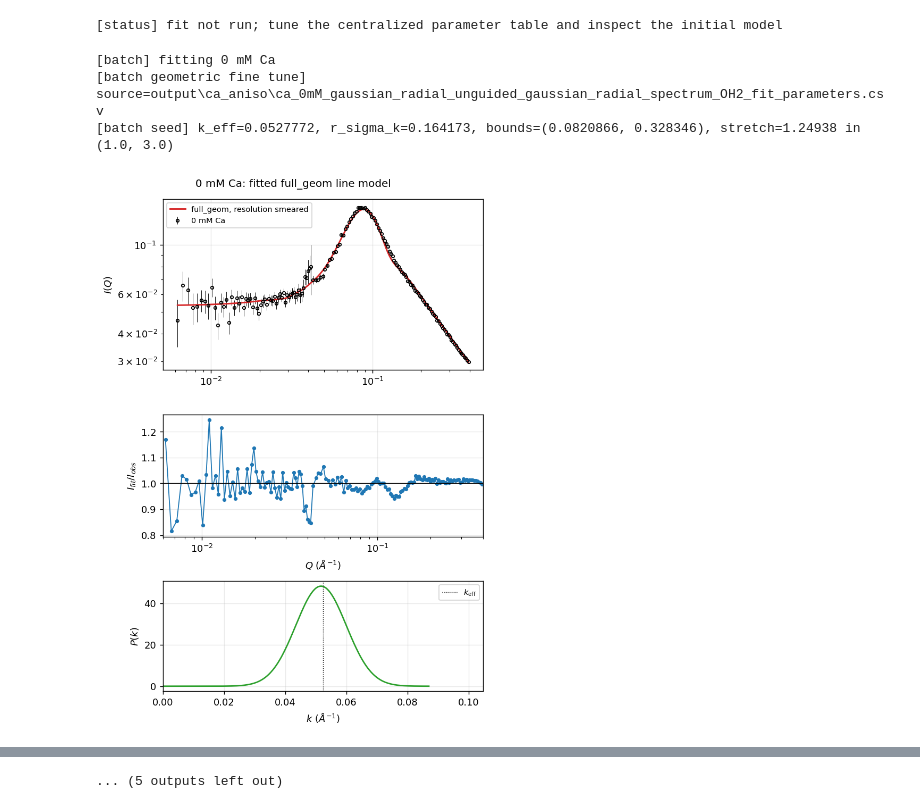
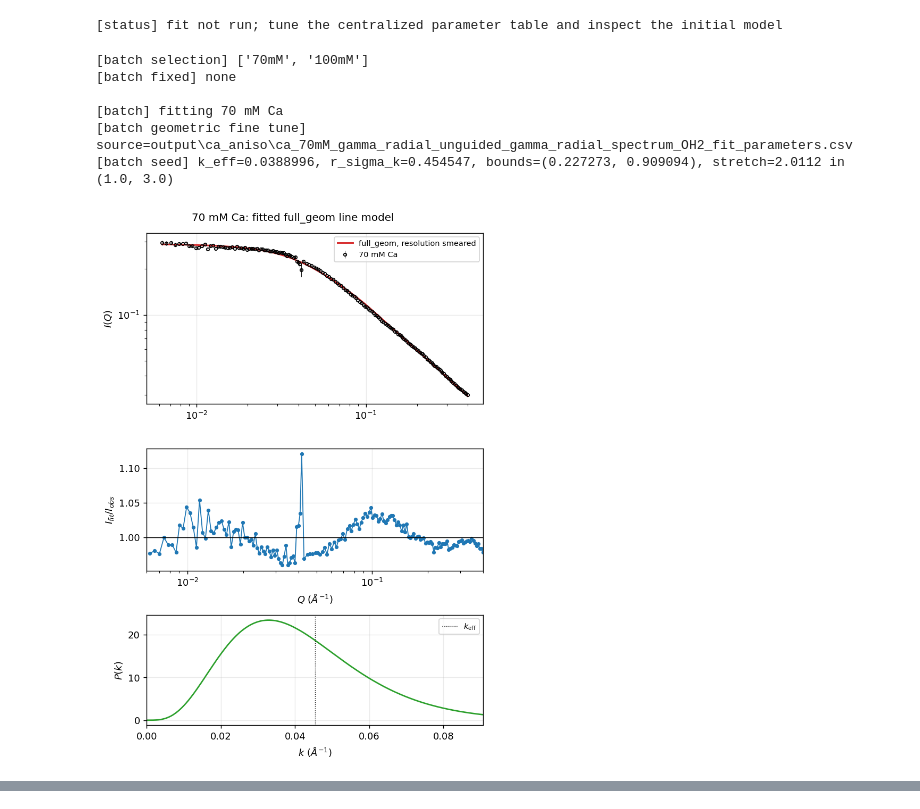
Before and after one commit to ch-tung/Randomwave_ML, a Jupyter notebook: randomcxl/smpl/curvefit/cf_ca_aniso.ipynb, the cells around one changed output, grey strips where cells are left out. Drawn from its saved outputs; the diff is of its cells as text; code cells hidden in the pictures.

Commit message:
update full geometric curve-fitting workflow

```diff
--- a/randomcxl/smpl/curvefit/cf_ca_aniso.ipynb
+++ b/randomcxl/smpl/curvefit/cf_ca_aniso.ipynb
@@ -535,8 +560,7 @@ if RUN_FIT:
         bounds=fit_bounds,
         model_settings=optimization_settings,
         distribution_parameter_set=fit_distribution_parameter_set,
-        fixed_parameters=FIXED_PARAMETERS,
-        inverse_square_lower_barriers=FIT_KEFF_LOWER_BARRIERS,
+        constraints=FIT_CONSTRAINTS,
         max_nfev=MAX_NFEV,
         anchor_weight=HIGHQ_ANCHOR_WEIGHT,
         log_error_floor=LOG_ERROR_FLOOR,
@@ -604,6 +628,12 @@ if RUN_FIT:
 # Optional continuation fit for every other loaded salt curve.
 # The single-curve blocks above remain unchanged and can still be run independently.
 RUN_ALL_FITS = True
+BATCH_SERIES_SELECTION = ["70mM", "100mM"]  # "all" or, for example, ["D2O", "10mM", "24mM"]
+BATCH_FIXED_PARAMETERS = [
+    # ("k_eff", 0.05241129),
+    # ("r_sigma_k", 0.20),
+    # ("stretch_ratio", 1.30),
+]
 BATCH_MAX_NFEV = MAX_NFEV
 BATCH_STRETCH_INITIAL = 1.3
 BATCH_STRETCH_BOUNDS = (1.0, 3.00)
@@ -612,6 +642,28 @@ BATCH_WIDTH_FACTOR_BOUNDS = (0.5, 2.0)  # relative to each profile's scaled SVD
 BATCH_WIDTH_ABSOLUTE_BOUNDS = (0.03, 1.20)
 if not BATCH_WIDTH_FACTOR_BOUNDS[0] < 1.0 < BATCH_WIDTH_FACTOR_BOUNDS[1]:
     raise ValueError('BATCH_WIDTH_FACTOR_BOUNDS must bracket 1 so the scaled SVD seed is feasible')
+batch_selection = tuple(str(key) for key in BATCH_SERIES_SELECTION)
+if not batch_selection:
+    raise ValueError('BATCH_SERIES_SELECTION cannot be empty')
+if 'all' in batch_selection:
+    if batch_selection != ('all',):
+        raise ValueError("Use ['all'] alone, or list individual series keys")
+    selected_batch_keys = set(SERIES)
+else:
+    unknown_batch_keys = sorted(set(batch_selection)-set(SERIES))
+    if unknown_batch_keys:
+        raise KeyError(f'Unknown batch series {unknown_batch_keys}; choose from {tuple(SERIES)} or use all')
+    selected_batch_keys = set(batch_selection)
+print('[batch selection]', [key for key in SERIES if key in selected_batch_keys])
+batch_fixed_values = {str(name): float(value) for name, value in BATCH_FIXED_PARAMETERS}
+if len(batch_fixed_values) != len(BATCH_FIXED_PARAMETERS):
+    raise ValueError('BATCH_FIXED_PARAMETERS contains a duplicate parameter name')
+unknown_fixed_names = sorted(set(batch_fixed_values)-set(active_names))
+if unknown_fixed_names:
+    raise KeyError(f'Unknown or inactive fixed batch parameters {unknown_fixed_names}; choose from {tuple(active_names)}')
+if any(not np.isfinite(value) for value in batch_fixed_values.values()):
+    raise ValueError('Every fixed batch parameter value must be finite')
+print('[batch fixed]', batch_fixed_values or 'none')
 
 batch_results = {}
 batch_summary = []
@@ -619,6 +671,8 @@ if RUN_ALL_FITS:
     # Use the selected/D2O solution as the continuation seed, then fit every series including 0 mM.
     continuation = dict(line_fit.parameters) if RUN_FIT and 'line_fit' in globals() else dict(fit_initial)
     for batch_key, batch_config in SERIES.items():
+        if batch_key not in selected_batch_keys:
+            continue
         batch_concentration = float(batch_config['concentration_mM'])
         if (BATCH_SALT_MAX_EXCLUSIVE_MILLIMOLAR is not None
                 and batch_concentration >= BATCH_SALT_MAX_EXCLUSIVE_MILLIMOLAR):
@@ -668,7 +722,8 @@ if RUN_ALL_FITS:
                 batch_stretch_seed = BATCH_STRETCH_INITIAL
             width_lo = max(BATCH_WIDTH_ABSOLUTE_BOUNDS[0], BATCH_WIDTH_FACTOR_BOUNDS[0] * batch_width_seed)
             width_hi = min(BATCH_WIDTH_ABSOLUTE_BOUNDS[1], BATCH_WIDTH_FACTOR_BOUNDS[1] * batch_width_seed)
-            if not width_lo < batch_width_seed < width_hi:
+            if ('r_sigma_k' not in batch_fixed_values
+                    and not width_lo < batch_width_seed < width_hi):
                 raise ValueError(
                     f"Scaled SVD r_sigma_k seed {batch_width_seed} is outside dynamic bounds {(width_lo, width_hi)}"
                 )
@@ -683,12 +738,6 @@ if RUN_ALL_FITS:
                 'r_sigma_k': (width_lo, width_hi),
                 'stretch_ratio': BATCH_STRETCH_BOUNDS,
             }
-            for name, value in batch_initial.items():
-                lower, upper = map(float, batch_bounds[name])
-                if not lower <= float(value) <= upper:
-                    raise ValueError(
-                        f"Batch initial {name}={value} is outside bounds {(lower, upper)}"
-                    )
             batch_fixed = {}
             if CF_MODEL_MODE == 'heterogeneous':
                 for name in ('k_H_over_k', 'b'):
@@ -696,8 +745,23 @@ if RUN_ALL_FITS:
                     batch_bounds[name] = tuple(map(float, PARAMETERS[name]['bounds']))
                     if PARAMETERS[name]['fixed']:
                         batch_fixed[name] = batch_initial[name]
+            if 'r_sigma_k' in batch_fixed_values:
+                batch_bounds['r_sigma_k'] = tuple(map(float, BATCH_WIDTH_ABSOLUTE_BOUNDS))
+            for name, fixed_value in batch_fixed_values.items():
+                batch_initial[name] = fixed_value
+                batch_fixed[name] = fixed_value
+            for name, value in batch_initial.items():
+                lower, upper = map(float, batch_bounds[name])
+                if not lower <= float(value) <= upper:
+                    raise ValueError(
+                        f"Batch initial/fixed {name}={value} is outside bounds {(lower, upper)}"
+                    )
+            batch_constraints = BASE_FIT_CONSTRAINTS.with_fixed_parameters(batch_fixed)
             batch_distribution_set = {
-                'r_sigma_k': {'initial': batch_width_seed, 'bounds': (width_lo, width_hi)},
+                'r_sigma_k': {
+                    'initial': batch_initial['r_sigma_k'],
+                    'bounds': batch_bounds['r_sigma_k'],
+                },
             }
             if GEOM_FINE_TUNE_ACTIVE:
                 print(f"[batch geometric fine tune] source={batch_fine_tune_path}")
@@ -710,6 +774,8 @@ if RUN_ALL_FITS:
                       f"scaled initial={batch_width_seed:.6g}, "
                       f"bounds=({width_lo:.6g}, {width_hi:.6g}), "
                       f"stretch={batch_stretch_seed:.3g} in {BATCH_STRETCH_BOUNDS}")
+            if batch_fixed:
+                print('[batch fixed values]', batch_fixed)
 
             batch_fit = cf.fit_heterogeneous_line_least_squares(
                 batch_working, q_bounds=(batch_q_min, batch_q_max), initial=batch_initial,
@@ -717,8 +783,7 @@ if RUN_ALL_FITS:
                 regression_weights=np.ones_like(bq), lowq_kappa_anchor=None,
                 highq_coefficient_anchor=batch_highq_anchor.parameters['coefficient'],
                 bounds=batch_bounds, model_settings=fit_model_settings,
-                distribution_parameter_set=batch_distribution_set, fixed_parameters=batch_fixed,
-                inverse_square_lower_barriers=KEFF_LOWER_BARRIERS,
+                distribution_parameter_set=batch_distribution_set, constraints=batch_constraints,
                 max_nfev=BATCH_MAX_NFEV, anchor_weight=HIGHQ_ANCHOR_WEIGHT,
                 log_error_floor=LOG_ERROR_FLOOR, affine_stretch=True,
             )
@@ -761,34 +826,37 @@ if RUN_ALL_FITS:
             batch_fig.tight_layout()
             batch_fig.savefig(batch_figure_path, dpi=200, bbox_inches='tight')
             plt.show()
             plt.close(batch_fig)
             print(f"[batch figure] saved {batch_figure_path}")
             batch_summary.append({
                 'series': batch_key, 'concentration_mM': batch_config['concentration_mM'],
                 'success': batch_fit.success, 'cost': batch_fit.cost, 'nfev': batch_fit.nfev,
                 'r_sigma_k_svd1': (np.nan if batch_svd1_width is None else batch_svd1_width.r_sigma_k),
                 'r_sigma_k_seed': batch_width_seed,
                 'fine_tune_source': ('' if batch_fine_tune_path is None else str(batch_fine_tune_path)),
                 'r_sigma_k_bound_low': width_lo, 'r_sigma_k_bound_high': width_hi,
                 'k_eff': batch_fit.parameters['k_eff'], 'r_sigma_k': batch_fit.parameters['r_sigma_k'],
                 'stretch_ratio': batch_fit.parameters['stretch_ratio'], 'figure': str(batch_figure_path),
                 'message': batch_fit.message,
             })
             print(f"[batch result] success={batch_fit.success}, cost={batch_fit.cost:.6g}, "
                   f"k_eff={batch_fit.parameters['k_eff']:.6g}, r_sigma_k={batch_fit.parameters['r_sigma_k']:.6g}, "
                   f"stretch={batch_fit.parameters['stretch_ratio']:.6g}")
         except Exception as exc:
             batch_summary.append({'series': batch_key, 'concentration_mM': batch_config['concentration_mM'], 'success': False, 'message': repr(exc)})
             print(f"[batch error] {batch_label}: {exc}")
 
     summary_fields = sorted({field for row in batch_summary for field in row})
     with (OUTPUT_DIR / 'ca_all_salt_fit_summary.csv').open('w', newline='', encoding='utf-8') as handle:
         writer = csv.DictWriter(handle, fieldnames=summary_fields); writer.writeheader(); writer.writerows(batch_summary)
     print(f"\n[batch] completed {len(batch_results)}/{len(batch_summary)} attempted fits")
 else:
     print('[batch] RUN_ALL_FITS=False; the existing selected-curve workflow is unchanged')
 # %% [output]
-[batch] fitting 0 mM Ca
-[batch geometric fine tune] source=output\ca_aniso\ca_0mM_gaussian_radial_unguided_gaussian_radial_spectrum_OH2_fit_parameters.csv
-[batch seed] k_eff=0.0527772, r_sigma_k=0.164173, bounds=(0.0820866, 0.328346), stretch=1.24938 in (1.0, 3.0)
+[batch selection] ['70mM', '100mM']
+[batch fixed] none
+
+[batch] fitting 70 mM Ca
+[batch geometric fine tune] source=output\ca_aniso\ca_70mM_gamma_radial_unguided_gamma_radial_spectrum_OH2_fit_parameters.csv
+[batch seed] k_eff=0.0388996, r_sigma_k=0.454547, bounds=(0.227273, 0.909094), stretch=2.0112 in (1.0, 3.0)
-[figure, old version]
+[figure, new version]
@@ -830 +873,0 @@ else:
-... (5 outputs left out)
```
Also changed, not shown: parts of 4 cells of this notebook, 4 other files.
